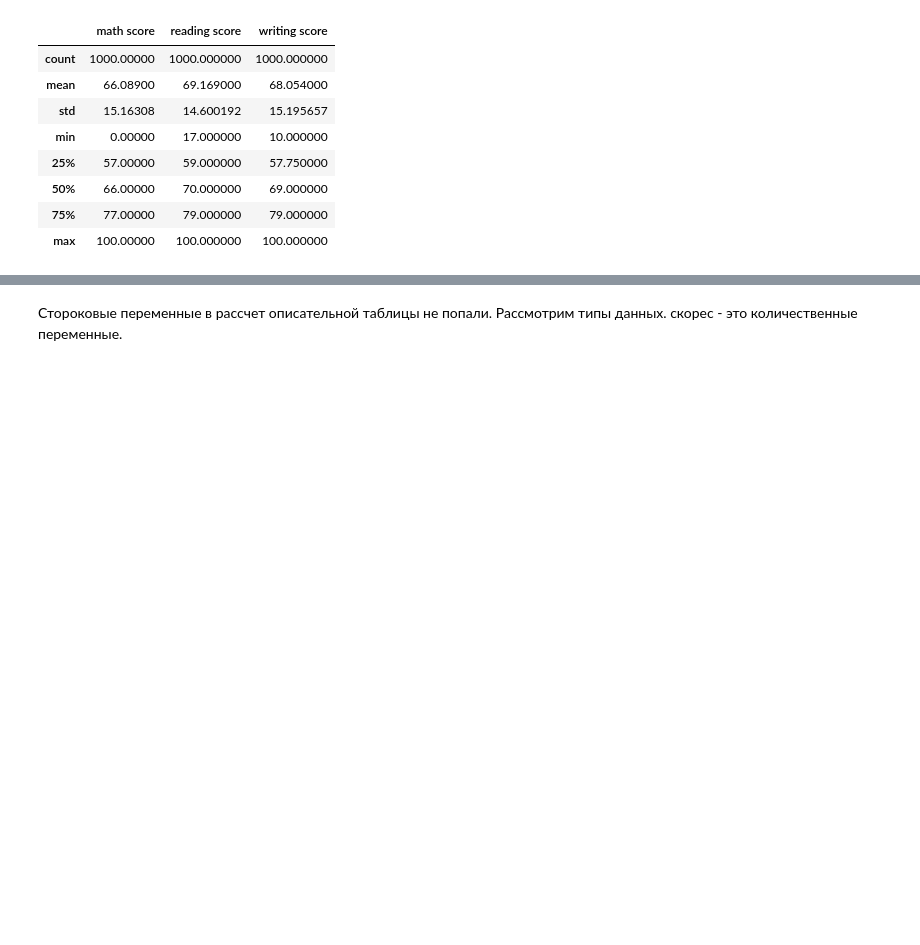
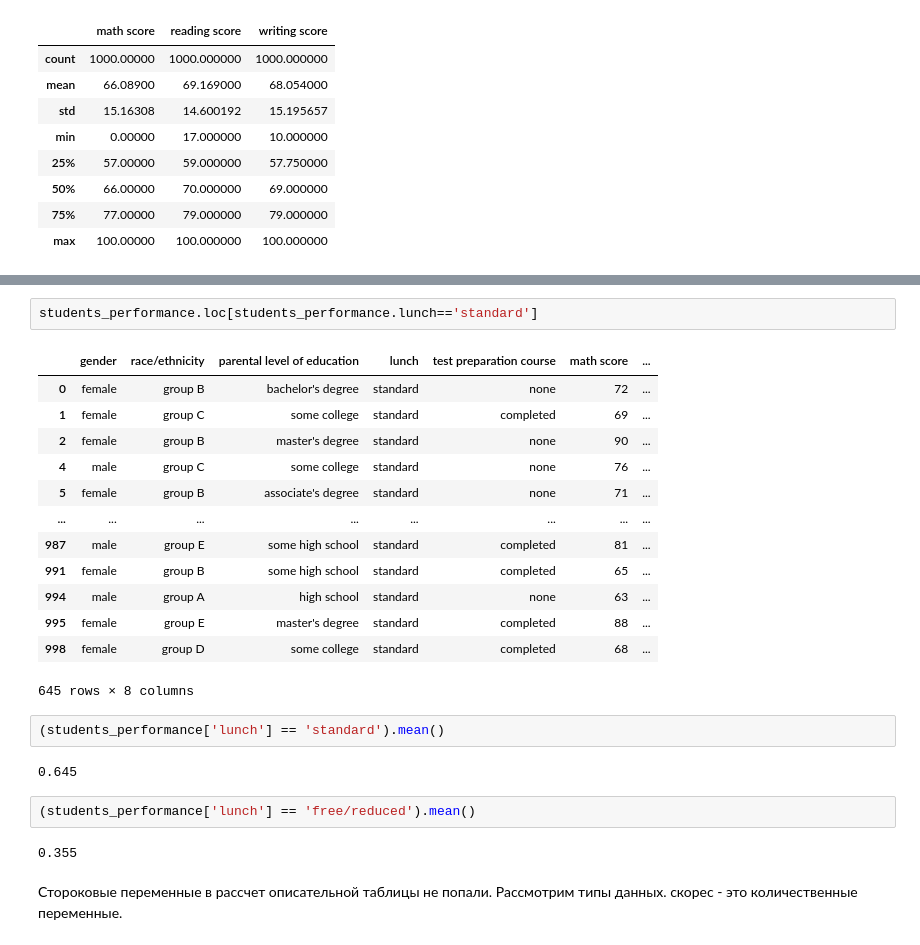
Before and after one commit to nedokormysh/Stepik_Karpov_ML, a Jupyter notebook: Stepik_pandas_dataframes.ipynb, the cells around one changed output, grey strips where cells are left out. Saved outputs shown, nothing was run; the diff lists cells and outputs as text; blank space fills up the shorter version.

```diff
--- a/Stepik_pandas_dataframes.ipynb
+++ b/Stepik_pandas_dataframes.ipynb
@@ -42,3 +50,27 @@ students_performance.describe()
+# %%
+students_performance.loc[students_performance.lunch=='standard']
+# %% [output]
+|  | gender | race/ethnicity | parental level of education | lunch | test preparation course | math score | ... |
+| 0 | female | group B | bachelor's degree | standard | none | 72 | ... |
+| 1 | female | group C | some college | standard | completed | 69 | ... |
+| 2 | female | group B | master's degree | standard | none | 90 | ... |
+| 4 | male | group C | some college | standard | none | 76 | ... |
+| 5 | female | group B | associate's degree | standard | none | 71 | ... |
+| ... | ... | ... | ... | ... | ... | ... | ... |
+| 987 | male | group E | some high school | standard | completed | 81 | ... |
+| 991 | female | group B | some high school | standard | completed | 65 | ... |
+| 994 | male | group A | high school | standard | none | 63 | ... |
+| 995 | female | group E | master's degree | standard | completed | 88 | ... |
+| 998 | female | group D | some college | standard | completed | 68 | ... |
+645 rows × 8 columns
+# %%
+(students_performance['lunch'] == 'standard').mean()
+# %% [output]
+0.645
+# %%
+(students_performance['lunch'] == 'free/reduced').mean()
+# %% [output]
+0.355
 # %% [markdown]
 Стороковые переменные в рассчет описательной таблицы не попали.
 Рассмотрим типы данных.
```
Also changed, not shown: parts of 1 cell of this notebook.
